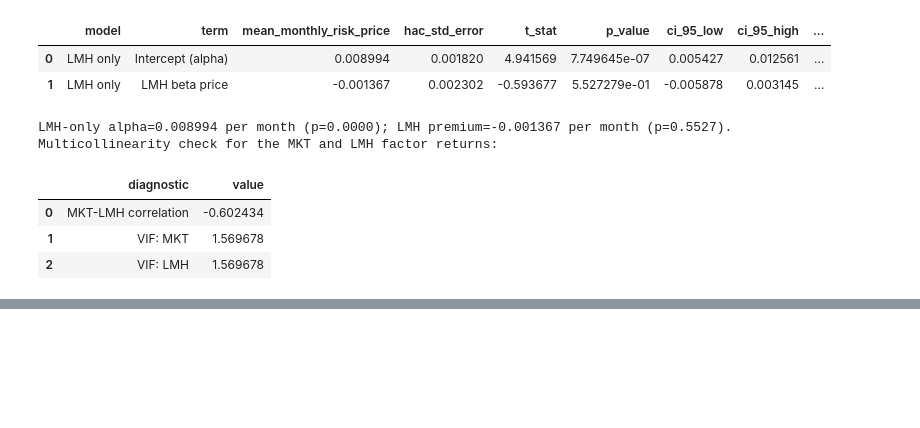
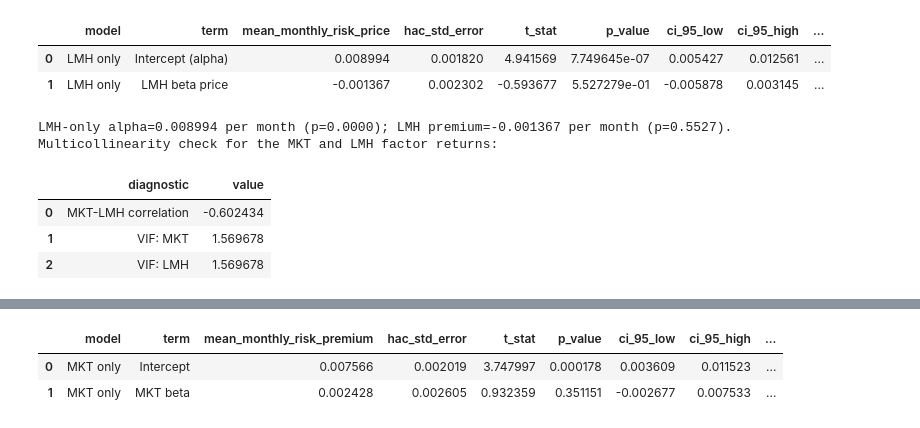
Before and after one commit to Chara1236/CFM301, a Jupyter notebook: CAPM Factors/volatility.ipynb, the cells around one changed output, grey strips where cells are left out. Drawn from its saved outputs; the diff is of its cells as text; code cells hidden in the pictures; blank space fills up the shorter version.

```diff
--- a/CAPM Factors/volatility.ipynb
+++ b/CAPM Factors/volatility.ipynb
@@ -1468,0 +738,80 @@ Do not select a window, model, or HAC lag because it gives the smallest p-value.
+# %%
+# Independent MKT-only Fama-MacBeth model (one factor in both passes).
+mkt_only_fmb_rows = []
+mkt_factor_values = fmb_factors["MKT"].to_numpy(dtype=float)
+for target_position in range(FACTOR_WINDOW_MONTHS, len(fmb_calendar)):
+    historical_returns = stock_return_values[
+        target_position - FACTOR_WINDOW_MONTHS:target_position
+    ]
+    historical_market = mkt_factor_values[
+        target_position - FACTOR_WINDOW_MONTHS:target_position
+    ]
+    design_first = np.column_stack([np.ones(FACTOR_WINDOW_MONTHS), historical_market])
+    valid_history = np.isfinite(historical_returns)
+    valid_weights = valid_history.astype(float)
+    safe_returns = np.where(valid_history, historical_returns, 0.0)
+    gram = np.einsum(
+        "ti,tj,tn->nij", design_first, design_first, valid_weights, optimize=True
+    )
+    rhs = np.einsum("ti,tn->ni", design_first, safe_returns, optimize=True)
+    eligible = valid_history.sum(axis=0) >= FACTOR_MIN_OBSERVATIONS
+    full_rank = np.zeros(len(stock_ids), dtype=bool)
+    candidates = np.flatnonzero(eligible)
+    if len(candidates):
+        full_rank[candidates] = np.linalg.matrix_rank(gram[candidates]) == design_first.shape[1]
+    betas = np.full((len(stock_ids), 2), np.nan)
+    valid_indices = np.flatnonzero(full_rank)
+    if len(valid_indices):
+        betas[valid_indices] = np.linalg.solve(
+            gram[valid_indices], rhs[valid_indices, :, None]
+        )[..., 0]
+
+    current_returns = stock_return_values[target_position]
+    cross_section = full_rank & np.isfinite(current_returns)
+    if cross_section.sum() < 3:
+        continue
+    y = current_returns[cross_section]
+    design_second = np.column_stack([np.ones(len(y)), betas[cross_section, 1]])
+    if np.linalg.matrix_rank(design_second) < design_second.shape[1]:
+        continue
+    gamma, _, _, _ = np.linalg.lstsq(design_second, y, rcond=None)
+    residuals = y - design_second @ gamma
+    total_ss = np.sum((y - y.mean()) ** 2)
+    mkt_only_fmb_rows.append({
+        "return_month": fmb_calendar[target_position],
+        "gamma_0": gamma[0],
+        "gamma_mkt": gamma[1],
+        "n_stocks": len(y),
+        "cross_section_r_squared": 1 - residuals @ residuals / total_ss if total_ss > 0 else np.nan,
+    })
+
+mkt_only_fmb_monthly = pd.DataFrame(mkt_only_fmb_rows).set_index("return_month").sort_index()
+if mkt_only_fmb_monthly.empty:
+    raise ValueError("No MKT-only Fama-MacBeth cross-sections were estimable.")
+mkt_only_summary_rows = []
+for term, column in [("Intercept", "gamma_0"), ("MKT beta", "gamma_mkt")]:
+    prices = mkt_only_fmb_monthly[column].to_numpy(dtype=float)
+    mean_price = prices.mean()
+    hac_variance = newey_west_variance(
+        (prices - mean_price).reshape(-1, 1), lags=HAC_LAGS
+    )[0, 0]
+    standard_error = np.sqrt(max(hac_variance, 0) / len(prices) ** 2)
+    t_stat = mean_price / standard_error if standard_error > 0 else np.nan
+    p_value = math.erfc(abs(t_stat) / math.sqrt(2)) if np.isfinite(t_stat) else np.nan
+    mkt_only_summary_rows.append({
+        "model": "MKT only",
+        "term": term,
+        "mean_monthly_risk_premium": mean_price,
+        "hac_std_error": standard_error,
+        "t_stat": t_stat,
+        "p_value": p_value,
+        "ci_95_low": mean_price - 1.96 * standard_error,
+        "ci_95_high": mean_price + 1.96 * standard_error,
+        "significant_5pct": bool(np.isfinite(p_value) and p_value < 0.05),
+        "n_months": len(prices),
+        "average_stocks_per_month": mkt_only_fmb_monthly["n_stocks"].mean(),
+    })
+mkt_only_fmb_summary = pd.DataFrame(mkt_only_summary_rows)
+print("Independent MKT-only Fama-MacBeth model (MKT beta only in both passes):")
+display(mkt_only_fmb_summary)
+# %% [output]
@@ -1468,0 +819,3 @@ Do not select a window, model, or HAC lag because it gives the smallest p-value.
+|  | model | term | mean_monthly_risk_premium | hac_std_error | t_stat | p_value | ci_95_low | ci_95_high | ... |
+| 0 | MKT only | Intercept | 0.007566 | 0.002019 | 3.747997 | 0.000178 | 0.003609 | 0.011523 | ... |
+| 1 | MKT only | MKT beta | 0.002428 | 0.002605 | 0.932359 | 0.351151 | -0.002677 | 0.007533 | ... |
```
Also changed, not shown: parts of 15 cells of this notebook.
